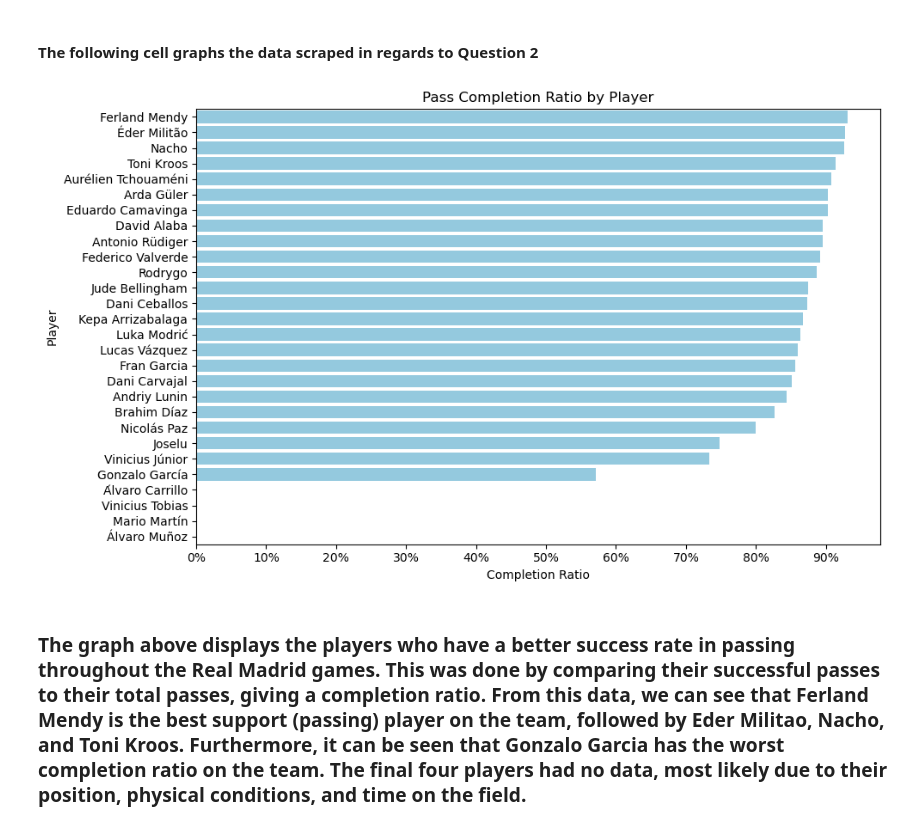
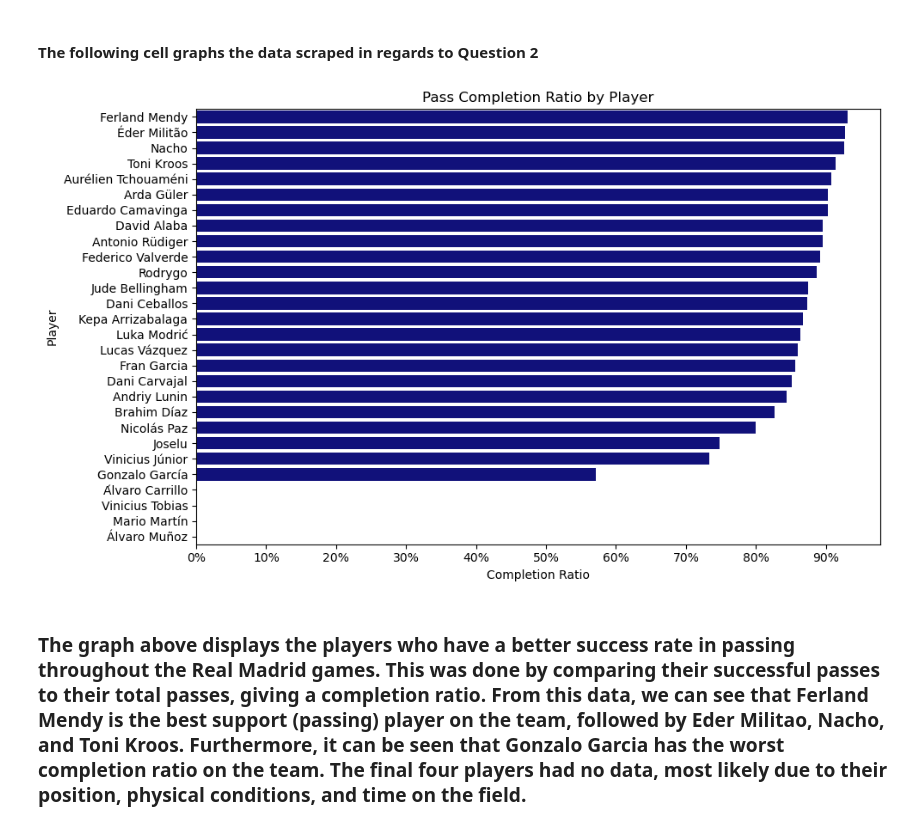
Before and after one commit to JaydenMathew/Real-Madrid-24--Season-Analysis--Web-Scraping-, a Jupyter notebook: Real Madrid (23-24') Web Scraping Analysis.ipynb, the cells around one changed output. Saved outputs shown, nothing was run; the diff lists cells and outputs as text; code cells hidden in the pictures.

```diff
--- a/Real Madrid (23-24') Web Scraping Analysis.ipynb
+++ b/Real Madrid (23-24') Web Scraping Analysis.ipynb
@@ -399,26 +399,26 @@ plt.show()
 # %%
 # Set the figure size
 plt.figure(figsize=(10, 6))
 
 # Create a bar plot (specify dataset and color for graph)
-sns.barplot(x='Completion_Ratio', y='Player', data=passing_df_sorted, color='skyblue')
+sns.barplot(x='Completion_Ratio', y='Player', data=passing_df_sorted, color='darkblue')
 
 # Add labels and title
 plt.title('Pass Completion Ratio by Player')
 plt.xlabel('Completion Ratio')
 plt.ylabel('Player')
 
 # Adjust x-axis ticks
 plt.gca().xaxis.set_major_formatter(mtick.PercentFormatter(xmax=1, decimals=0))  # Convert to percentages
 
 # Set x-axis intervals to every 10%
 plt.gca().xaxis.set_major_locator(mtick.MultipleLocator(0.10))
 
 # Show plot
 plt.tight_layout()
 plt.show()
 # %% [output]
-[figure, old version]
+[figure, new version]
 # %% [markdown]
 ### The graph above displays the players who have a better success rate in passing throughout the Real Madrid games. This was done by comparing their successful passes to their total passes, giving a completion ratio. From this data, we can see that Ferland Mendy is the best support (passing) player on the team, followed by Eder Militao, Nacho, and Toni Kroos. Furthermore, it can be seen that Gonzalo Garcia has the worst completion ratio on the team. The final four players had no data, most likely due to their position, physical conditions, and time on the field.
 # %% [markdown]
```
Also changed, not shown: parts of 3 cells of this notebook.
